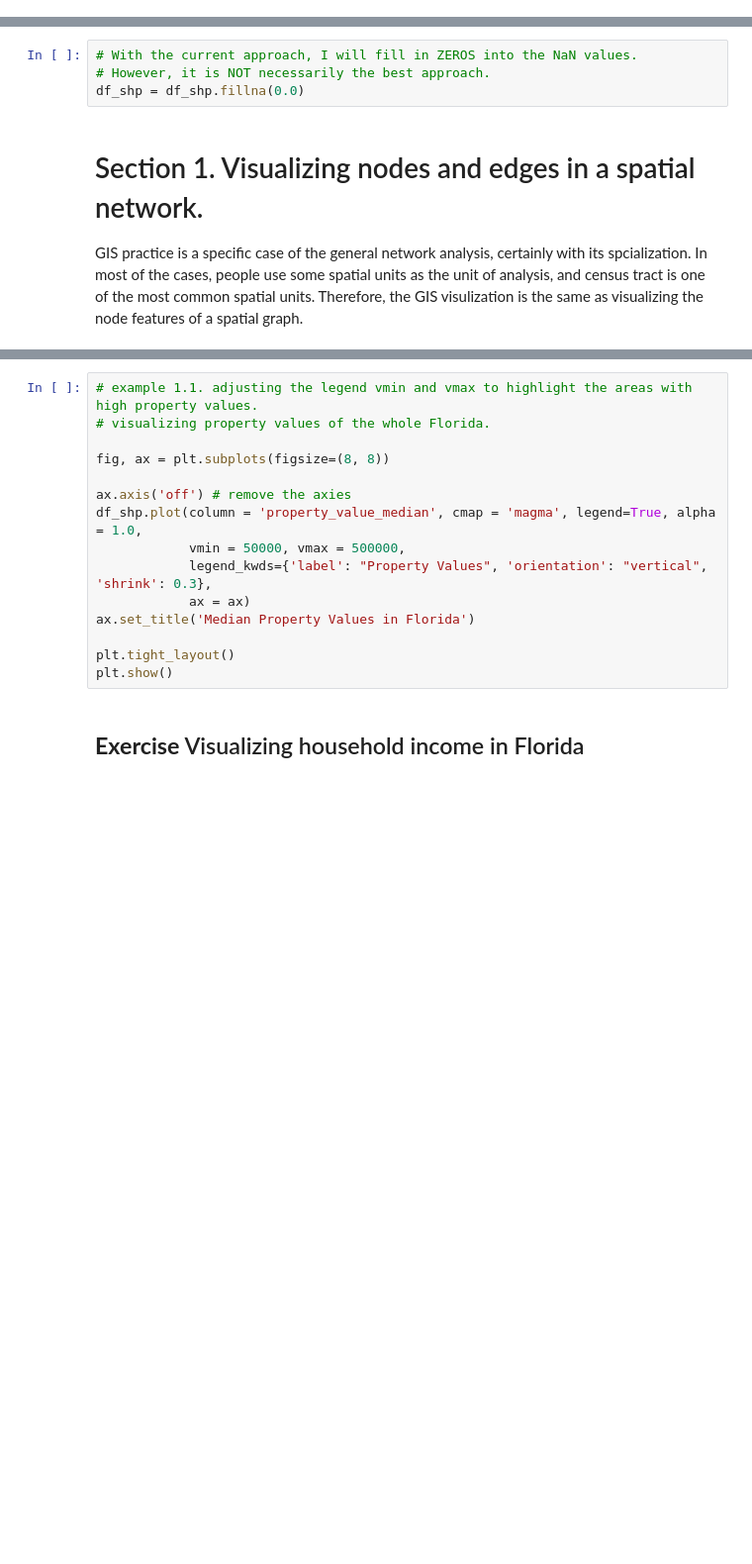
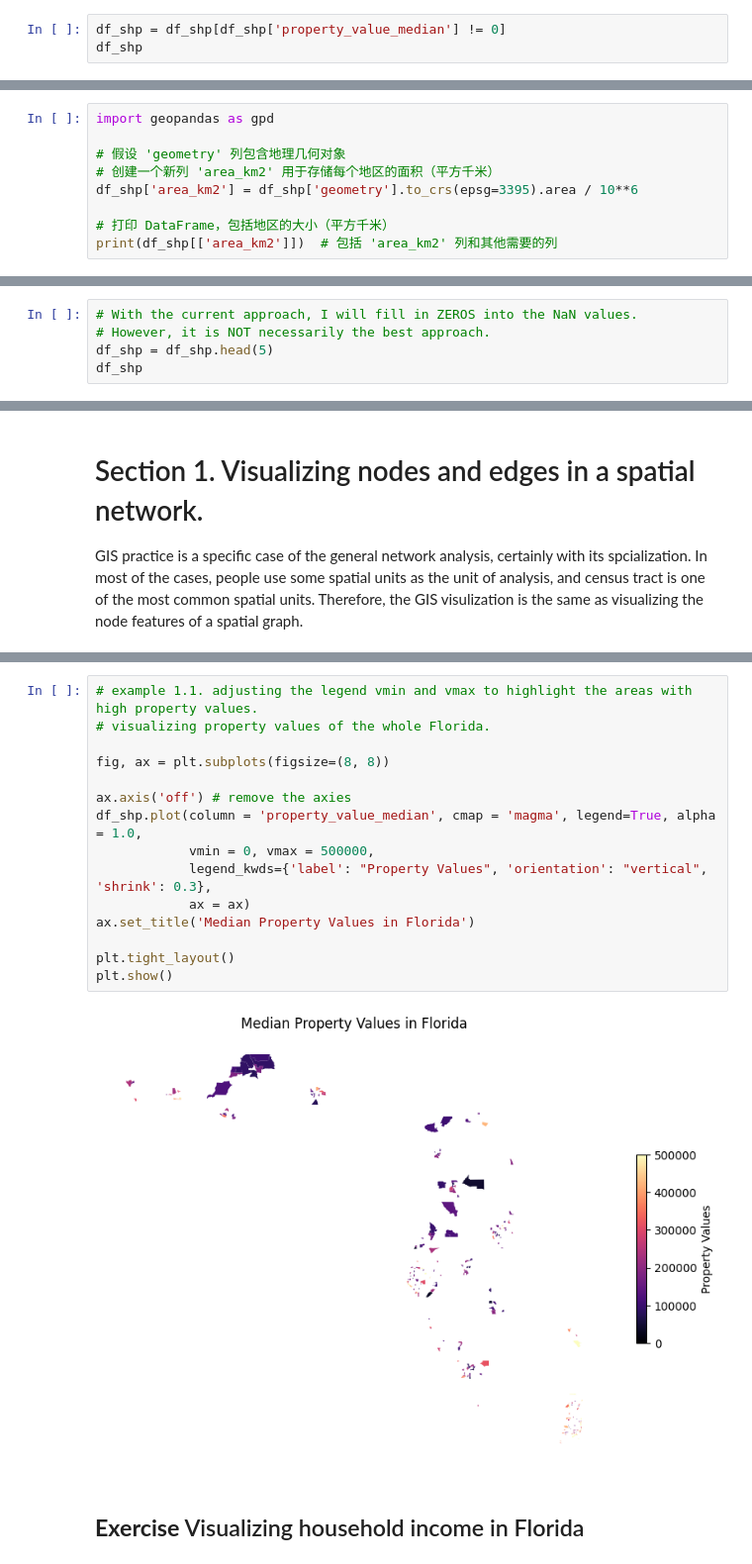
Before and after one commit to zhengrongfei/UF_RESEARCH, a Jupyter notebook: script examples/GeoPandas.ipynb, the cells around one changed output, grey strips where cells are left out. Shown at 99% size. Drawn from its saved outputs; the diff is of its cells as text; blank space fills up the shorter version.

```diff
--- a/script examples/GeoPandas.ipynb
+++ b/script examples/GeoPandas.ipynb
@@ -80,0 +91,3 @@ pip install openpyxl
+# %%
+df_shp = df_shp[df_shp['property_value_median'] != 0]
+df_shp
@@ -82,0 +123,9 @@ df_shp['geometry']
+# %%
+import geopandas as gpd
+
+# 假设 'geometry' 列包含地理几何对象
+# 创建一个新列 'area_km2' 用于存储每个地区的面积（平方千米）
+df_shp['area_km2'] = df_shp['geometry'].to_crs(epsg=3395).area / 10**6
+
+# 打印 DataFrame，包括地区的大小（平方千米）
+print(df_shp[['area_km2']])  # 包括 'area_km2' 列和其他需要的列
@@ -82,0 +147,5 @@ df_shp['geometry']
+# %%
+# With the current approach, I will fill in ZEROS into the NaN values.
+# However, it is NOT necessarily the best approach.
+df_shp = df_shp.head(5)
+df_shp
@@ -114,7 +213,3 @@ print("数据已保存到文件:", file_path)
-# %%
-# With the current approach, I will fill in ZEROS into the NaN values.
-# However, it is NOT necessarily the best approach.
-df_shp = df_shp.fillna(0.0)
 # %% [markdown]
 # Section 1. Visualizing nodes and edges in a spatial network.
 
@@ -135,18 +232,20 @@ plt.show()
 # %%
 # example 1.1. adjusting the legend vmin and vmax to highlight the areas with high property values.
 # visualizing property values of the whole Florida.
 
 fig, ax = plt.subplots(figsize=(8, 8))
 
 ax.axis('off') # remove the axies
 df_shp.plot(column = 'property_value_median', cmap = 'magma', legend=True, alpha = 1.0,
-            vmin = 50000, vmax = 500000,
+            vmin = 0, vmax = 500000,
             legend_kwds={'label': "Property Values", 'orientation': "vertical", 'shrink': 0.3},
             ax = ax)
 ax.set_title('Median Property Values in Florida')
 
 plt.tight_layout()
 plt.show()
+# %% [output]
+[figure, added]
 # %% [markdown]
 ## **Exercise** Visualizing household income in Florida
 # %% [markdown]
```
Also changed, not shown: parts of 23 cells of this notebook, 15 other files.
